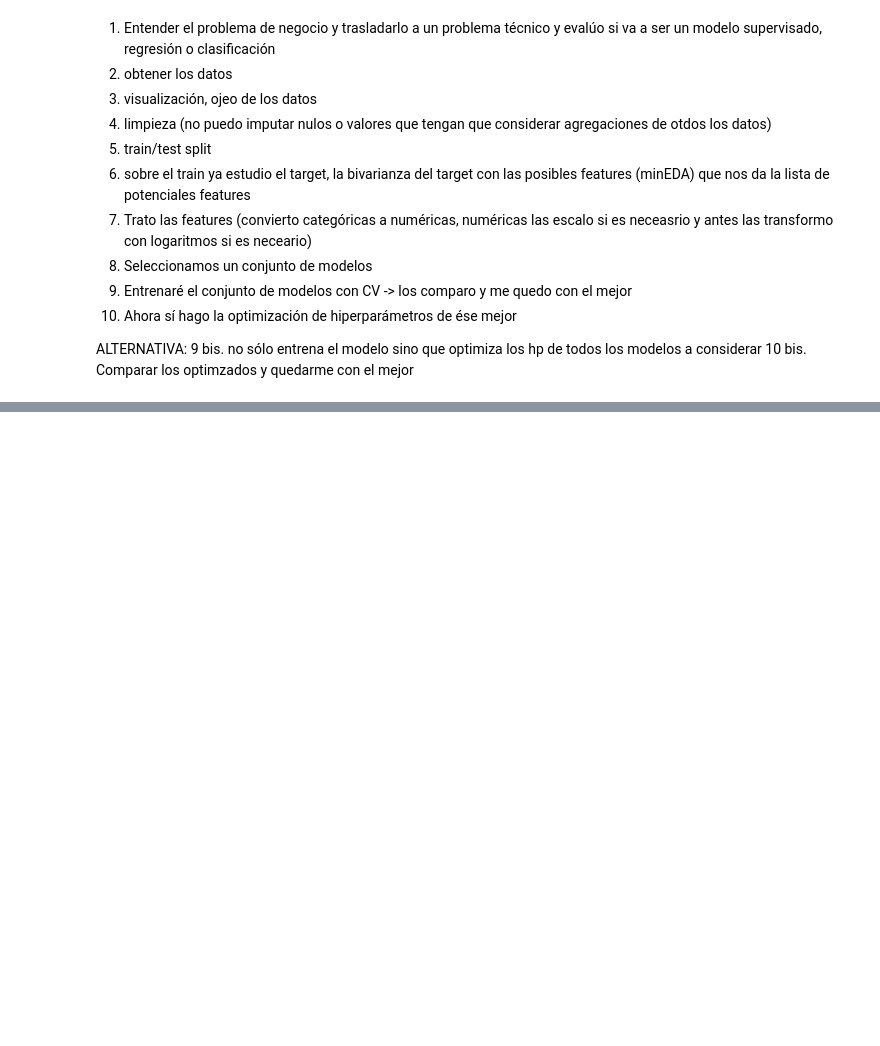
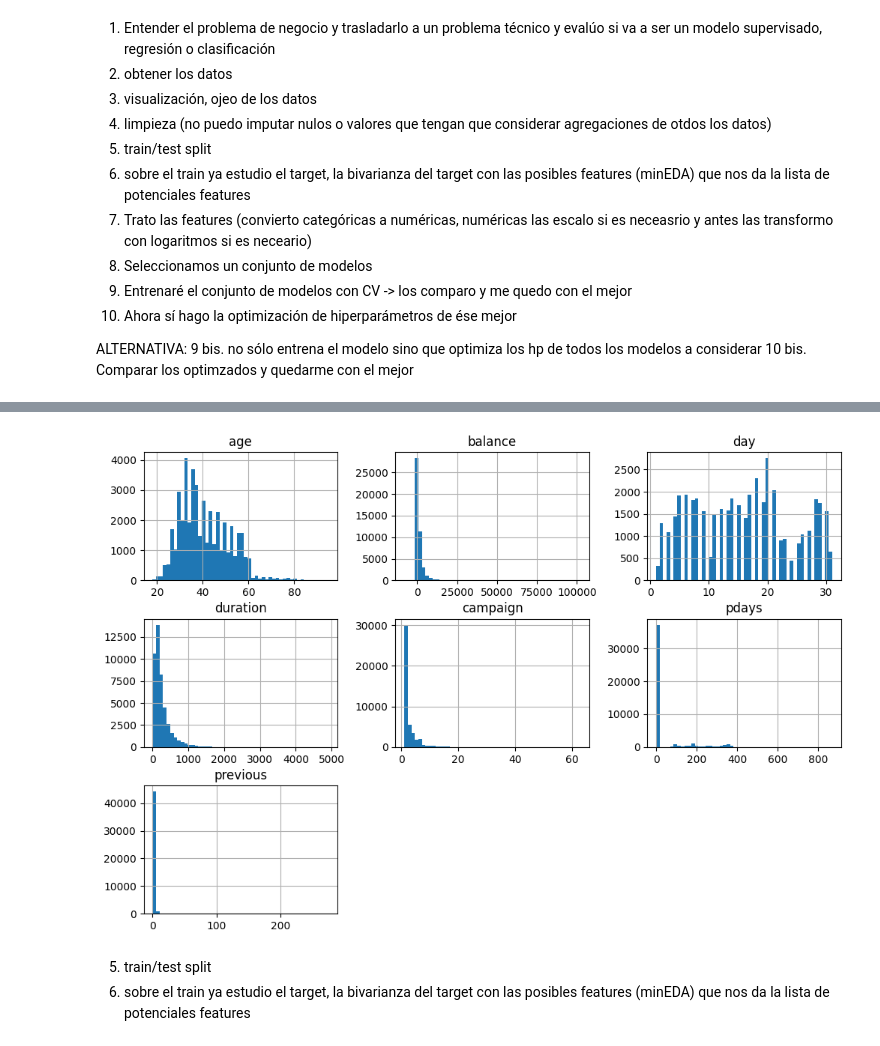
Before and after one commit to mfondevilla/DS-Online-MelaniaFondevilla, a Jupyter notebook: 04_Machine_Learning/Sprint_11/Unidad_01_ML_Supervisado_Arboles_de_Decision/03_Practica_Obligatoria/18_Practica_Obligatoria_Arboles_de_Decision.ipynb, the cells around one changed output, grey strips where cells are left out. Drawn from its saved outputs; the diff is of its cells as text; code cells hidden in the pictures; blank space fills up the shorter version.

```diff
--- a/04_Machine_Learning/Sprint_11/Unidad_01_ML_Supervisado_Arboles_de_Decision/03_Practica_Obligatoria/18_Practica_Obligatoria_Arboles_de_Decision.ipynb
+++ b/04_Machine_Learning/Sprint_11/Unidad_01_ML_Supervisado_Arboles_de_Decision/03_Practica_Obligatoria/18_Practica_Obligatoria_Arboles_de_Decision.ipynb
@@ -106,0 +136,8 @@ None
+# %%
+df.hist(bins=50, figsize=(12, 8)) # La forma de generar histogramas de una sola vez para las variables numéricas de un dataset
+plt.show()
+# %% [output]
+[figure, added]
+# %% [markdown]
+5. train/test split
+6. sobre el train ya estudio el target, la bivarianza del target con las posibles features (minEDA) que nos da la lista de potenciales features
```
Also changed, not shown: parts of 25 cells of this notebook.
